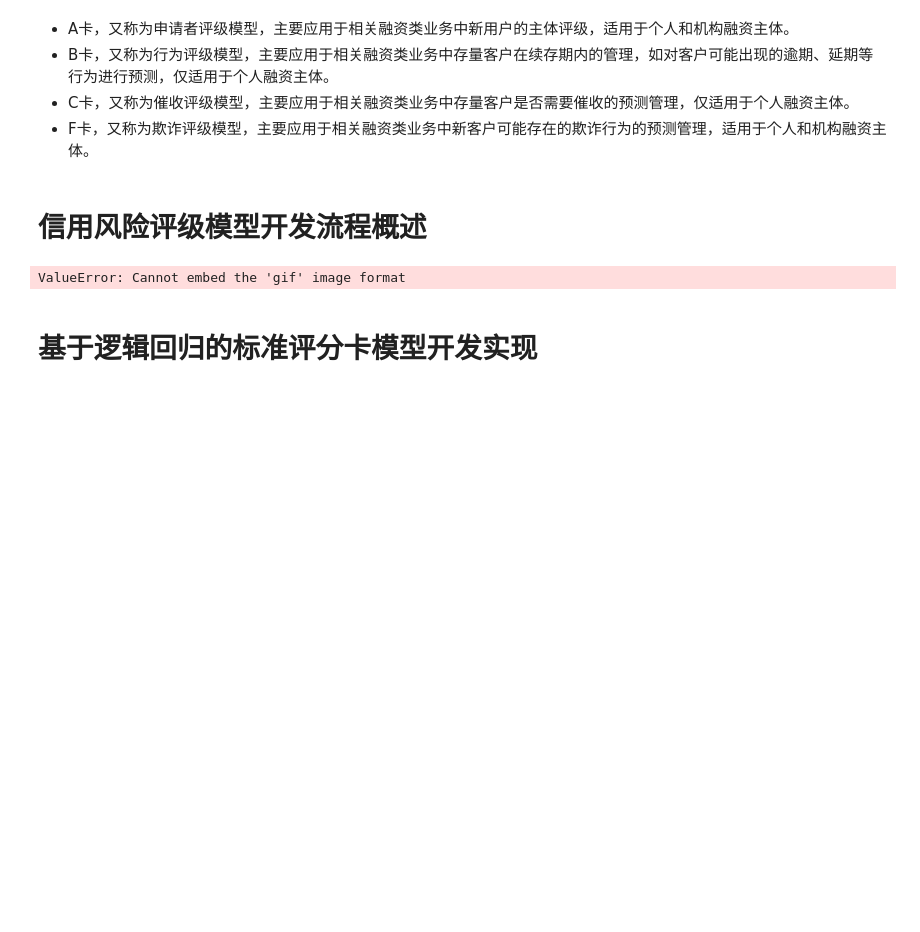
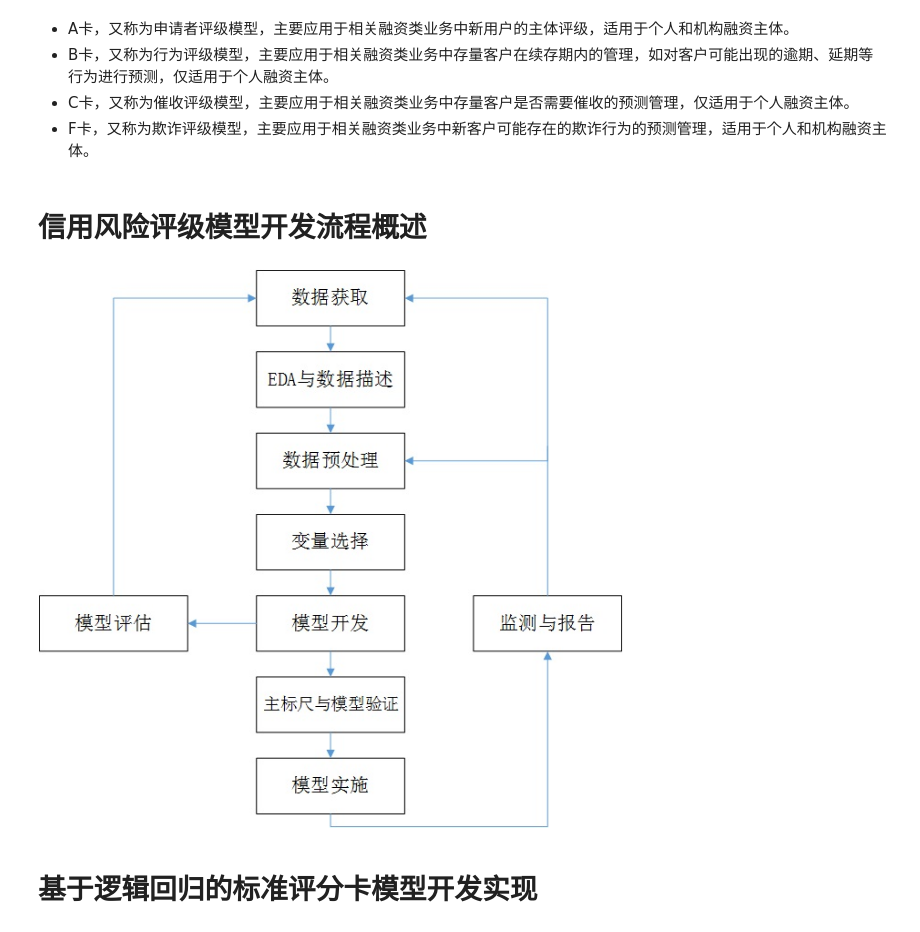
Before and after one commit to futheads/Python-study, a Jupyter notebook: MLexamples/GermanCredit/GermanCredit.ipynb, the cells around one changed output. Drawn from its saved outputs; the diff is of its cells as text; code cells hidden in the pictures; blank space fills up the shorter version.

```diff
--- a/MLexamples/GermanCredit/GermanCredit.ipynb
+++ b/MLexamples/GermanCredit/GermanCredit.ipynb
@@ -9,9 +9,9 @@
 # 信用风险评级模型开发流程概述
 # %%
 from IPython.display import Image
-Image(filename="images/developerFlow.gif")
+Image(filename="images/developerFlow.jpg")
 # %% [output]
-ValueError: Cannot embed the 'gif' image format
+[figure, added]
 # %% [markdown]
 # 基于逻辑回归的标准评分卡模型开发实现
 # %% [markdown]
```
Also changed, not shown: parts of 9 cells of this notebook.
